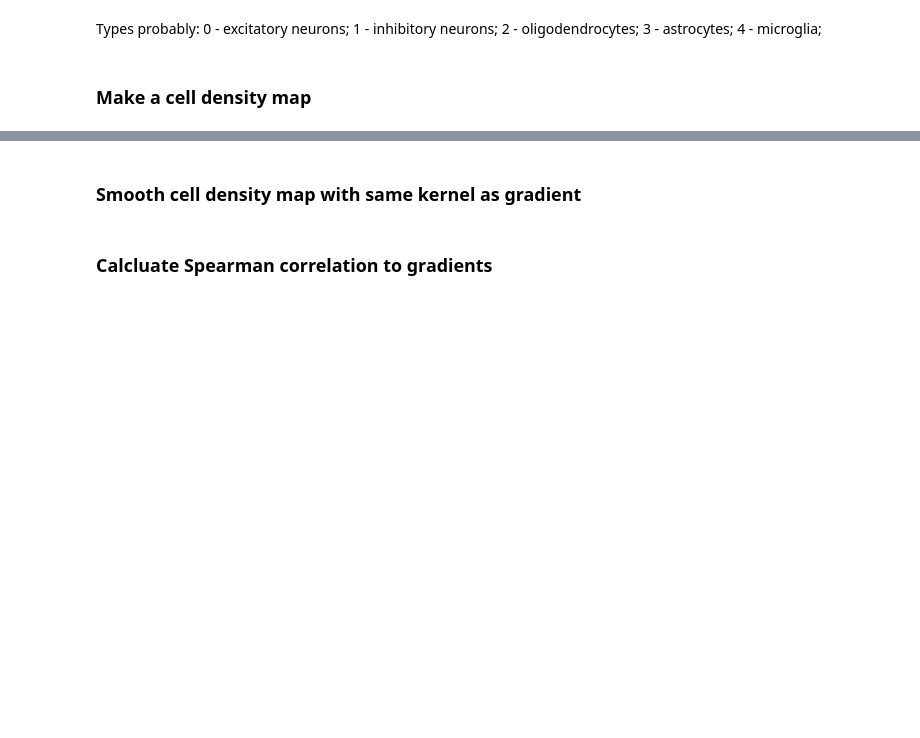
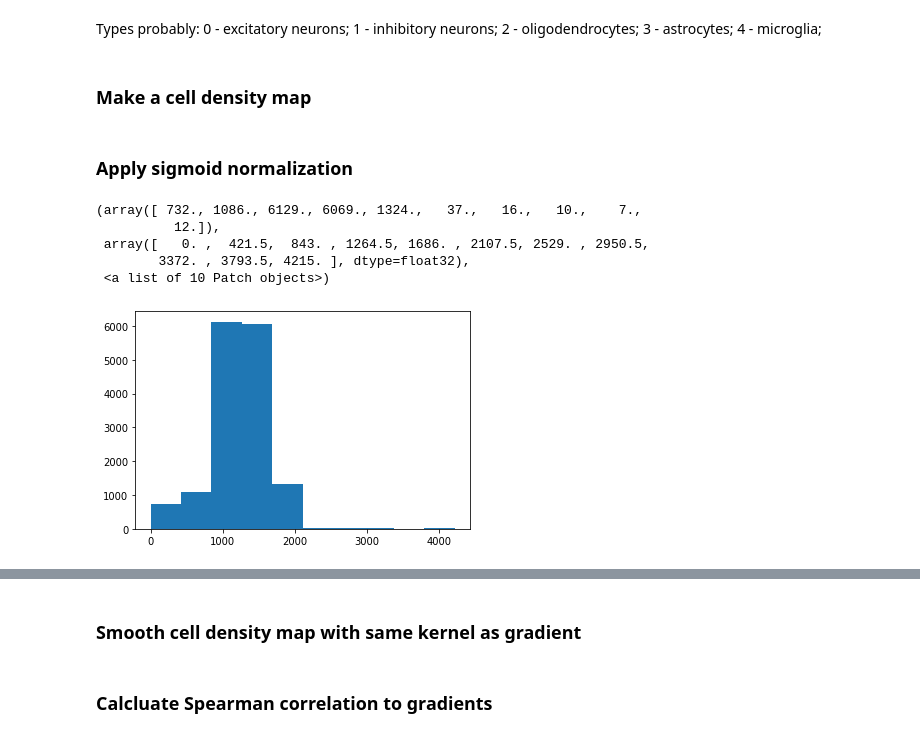
Before and after one commit to juhuntenburg/mouse_gradients, a Jupyter notebook: Cell_density.ipynb, the cells around one changed output, grey strips where cells are left out. Drawn from its saved outputs; the diff is of its cells as text; code cells hidden in the pictures; blank space fills up the shorter version.

```diff
--- a/Cell_density.ipynb
+++ b/Cell_density.ipynb
@@ -37,3 +37,7 @@ for c in range(len(x)):
 # %%
 nb.save(nb.Nifti1Image(cell_density, aff, hdr),
         '/home/julia/data/gradients/atlas/epfl_cell_atlas/cortex_cells_200um.nii.gz')
+# %% [markdown]
+### Apply sigmoid normalization
+# %%
+cell_density = nb.load('/home/julia/data/gradients/atlas/epfl_cell_atlas/cortex_cells_200um.nii.gz').get_data()
@@ -39,0 +49,9 @@ nb.save(nb.Nifti1Image(cell_density, aff, hdr),
+# %%
+plt.hist(cell_density[mask==1])
+# %% [output]
+(array([ 732., 1086., 6129., 6069., 1324.,   37.,   16.,   10.,    7.,
+          12.]),
+ array([   0. ,  421.5,  843. , 1264.5, 1686. , 2107.5, 2529. , 2950.5,
+        3372. , 3793.5, 4215. ], dtype=float32),
+ <a list of 10 Patch objects>)
+[figure, added]
```
Also changed, not shown: parts of 7 cells of this notebook, 8 other files.
